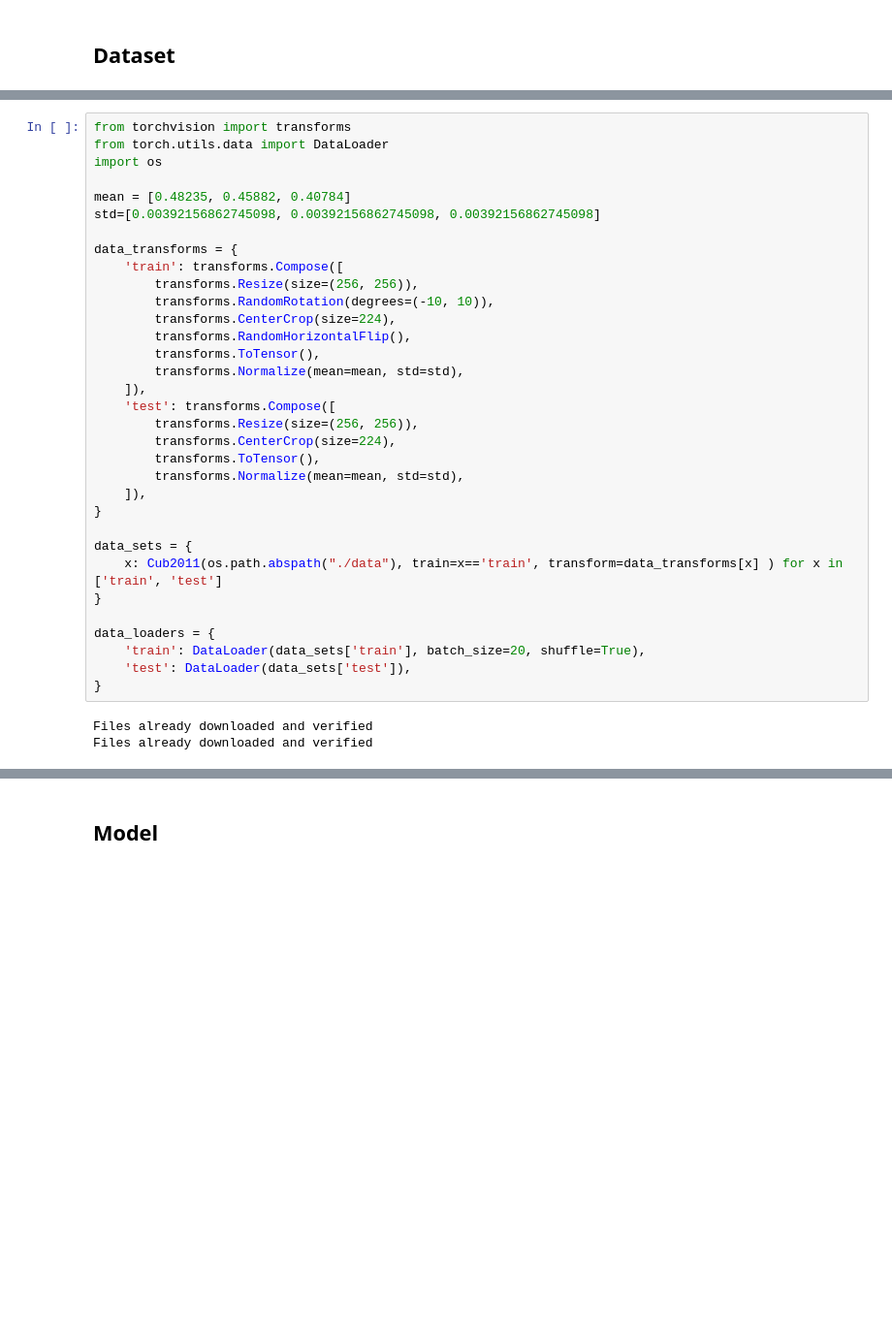
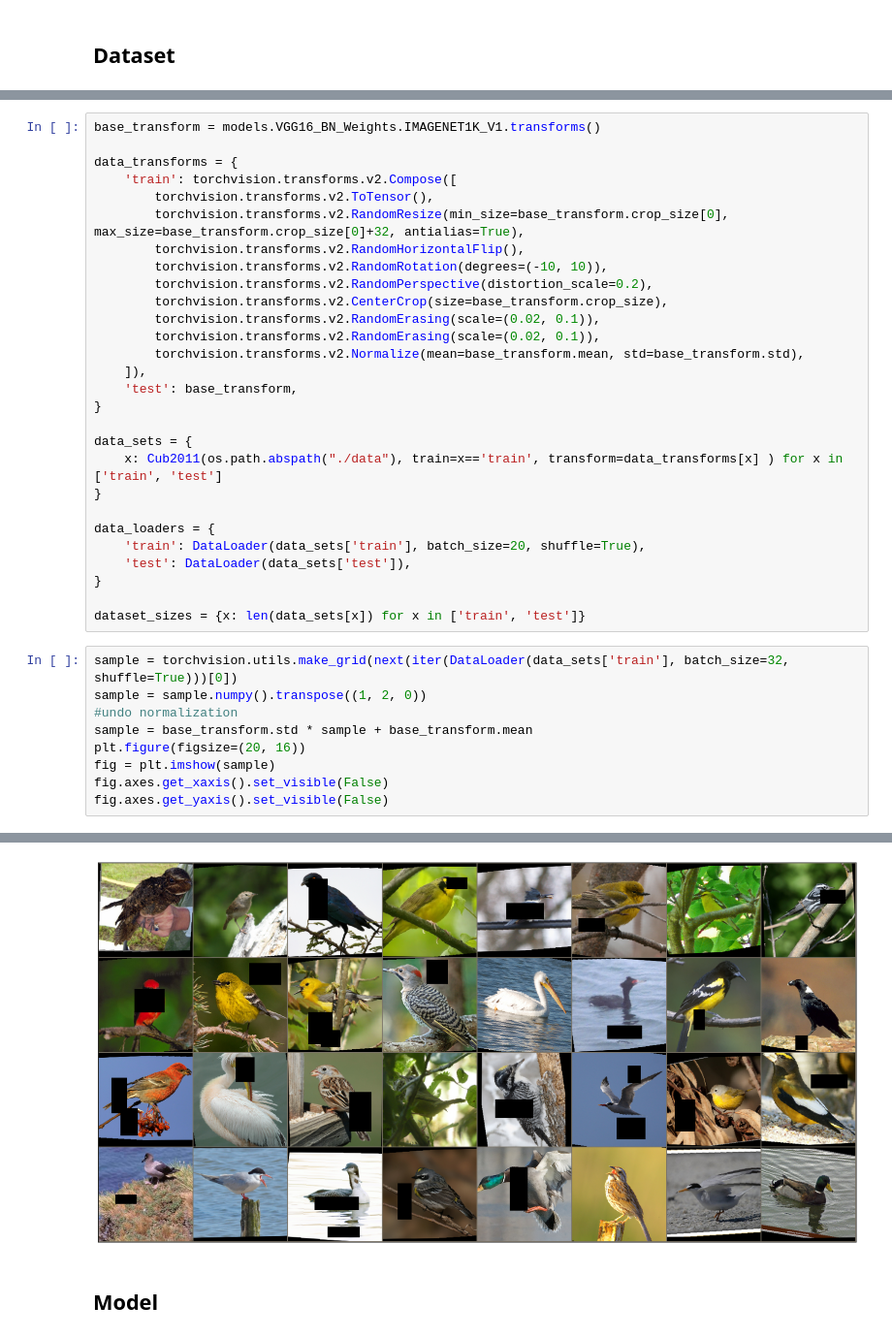
Before and after one commit to tomaszgawron901/deep-learning-23-project, a Jupyter notebook: notebook.ipynb, the cells around one changed output, grey strips where cells are left out. Shown at 97% size. Drawn from its saved outputs; the diff is of its cells as text; blank space fills up the shorter version.

```diff
--- a/notebook.ipynb
+++ b/notebook.ipynb
@@ -84,26 +121,19 @@ class Cub2011(Dataset):
 # %%
-from torchvision import transforms
-from torch.utils.data import DataLoader
-import os
-
-mean = [0.48235, 0.45882, 0.40784]
-std=[0.00392156862745098, 0.00392156862745098, 0.00392156862745098]
+base_transform = models.VGG16_BN_Weights.IMAGENET1K_V1.transforms()
 
 data_transforms = {
-    'train': transforms.Compose([
-        transforms.Resize(size=(256, 256)),
-        transforms.RandomRotation(degrees=(-10, 10)),
-        transforms.CenterCrop(size=224),
-        transforms.RandomHorizontalFlip(),
-        transforms.ToTensor(),
-        transforms.Normalize(mean=mean, std=std),
+    'train': torchvision.transforms.v2.Compose([
+        torchvision.transforms.v2.ToTensor(),
+        torchvision.transforms.v2.RandomResize(min_size=base_transform.crop_size[0], max_size=base_transform.crop_size[0]+32, antialias=True),
+        torchvision.transforms.v2.RandomHorizontalFlip(),
+        torchvision.transforms.v2.RandomRotation(degrees=(-10, 10)),
+        torchvision.transforms.v2.RandomPerspective(distortion_scale=0.2),
+        torchvision.transforms.v2.CenterCrop(size=base_transform.crop_size),
+        torchvision.transforms.v2.RandomErasing(scale=(0.02, 0.1)),
+        torchvision.transforms.v2.RandomErasing(scale=(0.02, 0.1)),
+        torchvision.transforms.v2.Normalize(mean=base_transform.mean, std=base_transform.std),
     ]),
-    'test': transforms.Compose([
-        transforms.Resize(size=(256, 256)),
-        transforms.CenterCrop(size=224),
-        transforms.ToTensor(),
-        transforms.Normalize(mean=mean, std=std),
-    ]),
+    'test': base_transform,
 }
 
 data_sets = {
@@ -114,6 +144,15 @@ data_loaders = {
     'train': DataLoader(data_sets['train'], batch_size=20, shuffle=True),
     'test': DataLoader(data_sets['test']),
 }
+
+dataset_sizes = {x: len(data_sets[x]) for x in ['train', 'test']}
-# %% [output]
-Files already downloaded and verified
-Files already downloaded and verified
+# %%
+sample = torchvision.utils.make_grid(next(iter(DataLoader(data_sets['train'], batch_size=32, shuffle=True)))[0])
+sample = sample.numpy().transpose((1, 2, 0))
+#undo normalization
+sample = base_transform.std * sample + base_transform.mean
+plt.figure(figsize=(20, 16))
+fig = plt.imshow(sample)
+fig.axes.get_xaxis().set_visible(False)
+fig.axes.get_yaxis().set_visible(False)
+# %% [output]
@@ -120,2 +160,3 @@ Files already downloaded and verified
+[figure, added]
 # %% [markdown]
 ## Model
```
Also changed, not shown: parts of 21 cells of this notebook.
